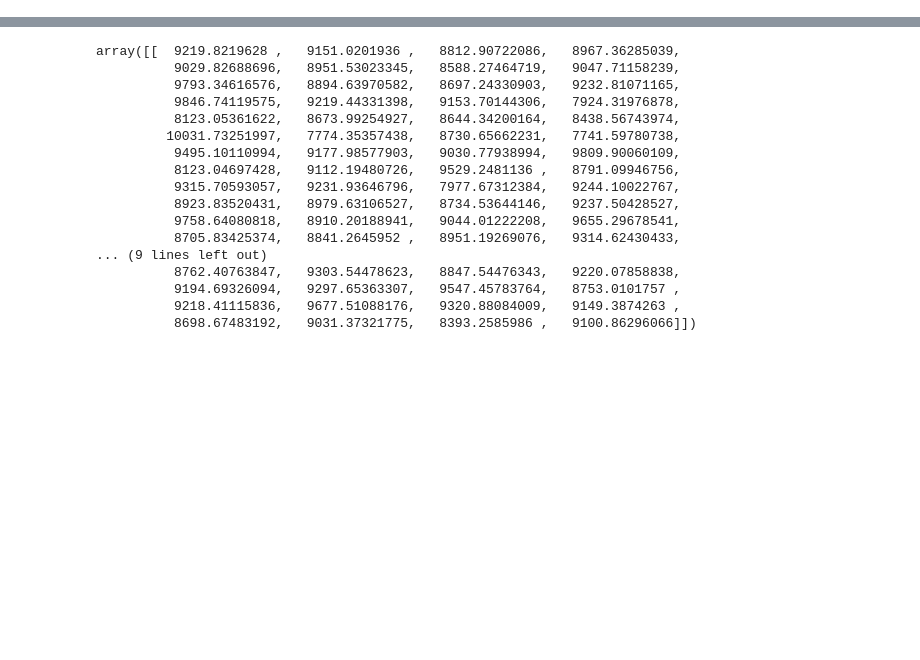
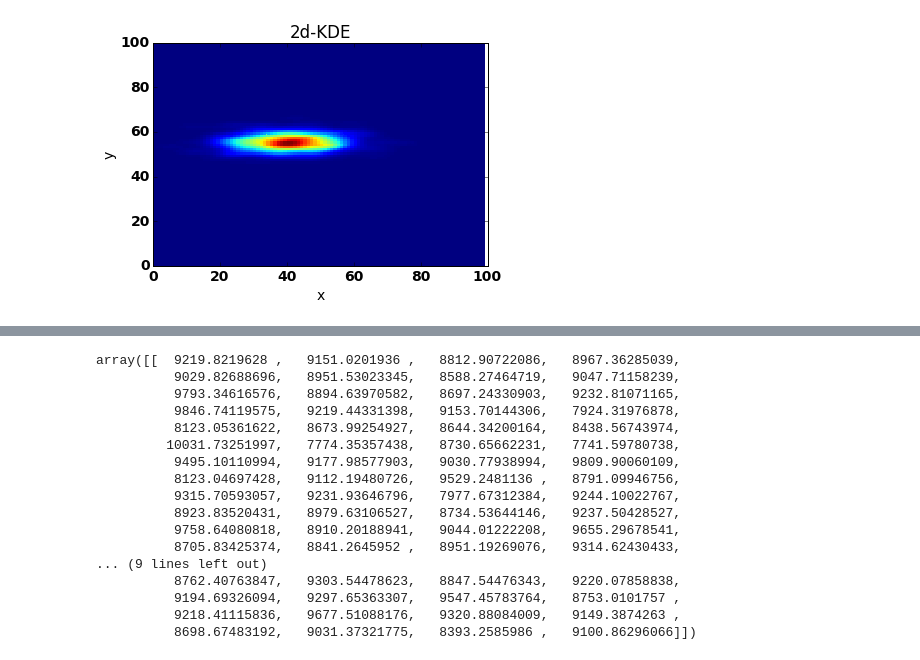
Before and after one commit to nick-youngblut/SIPSim, a Jupyter notebook: ipynb/kde_sandbox.ipynb, the cells around one changed output, grey strips where cells are left out. Cells and saved outputs as stored; diff of their text form; code cells hidden in the pictures; blank space fills up the shorter version.

```diff
--- a/ipynb/kde_sandbox.ipynb
+++ b/ipynb/kde_sandbox.ipynb
@@ -8,6 +74,31 @@ kd2 = f(100)
 # %%
-n = 100
-vals = [np.random.normal(loc=50, scale=5, size=n),
-        np.random.normal(loc=9000, scale=500, size=n)]
-
-kde2d = stats.gaussian_kde(vals, bw_method=0.001)
+size = 1000
+kde = stats.gaussian_kde(
+        [np.random.normal(loc=40, scale=10, size=size),
+         np.random.normal(loc=55, scale=3, size=size)]
+        )
+# %%
+font = {'family' : 'normal',
+        'size'   : 14}
+
+plt.rc('font', **font)
+# %%
+start = 0
+end = 100
+step = 1
+
+i = np.arange(start, end, step)
+nbins = len(i)
+
+xi,yi = np.mgrid[i.min():i.max():nbins*1j, i.min():i.max():nbins*1j]
+zi = kde(np.vstack([xi.flatten(), yi.flatten()]))
+
+fig = plt.figure(1)
+plt.pcolormesh(xi, yi, zi.reshape(xi.shape))
+plt.title('2d-KDE')
+plt.xlabel('x')
+plt.ylabel('y')
+plt.show()
+#fig.savefig('/home/nick/test.png', bbox_inches='tight')
+# %% [output]
+[figure, added]
```
Also changed, not shown: parts of 19 cells of this notebook, 13 other files.
